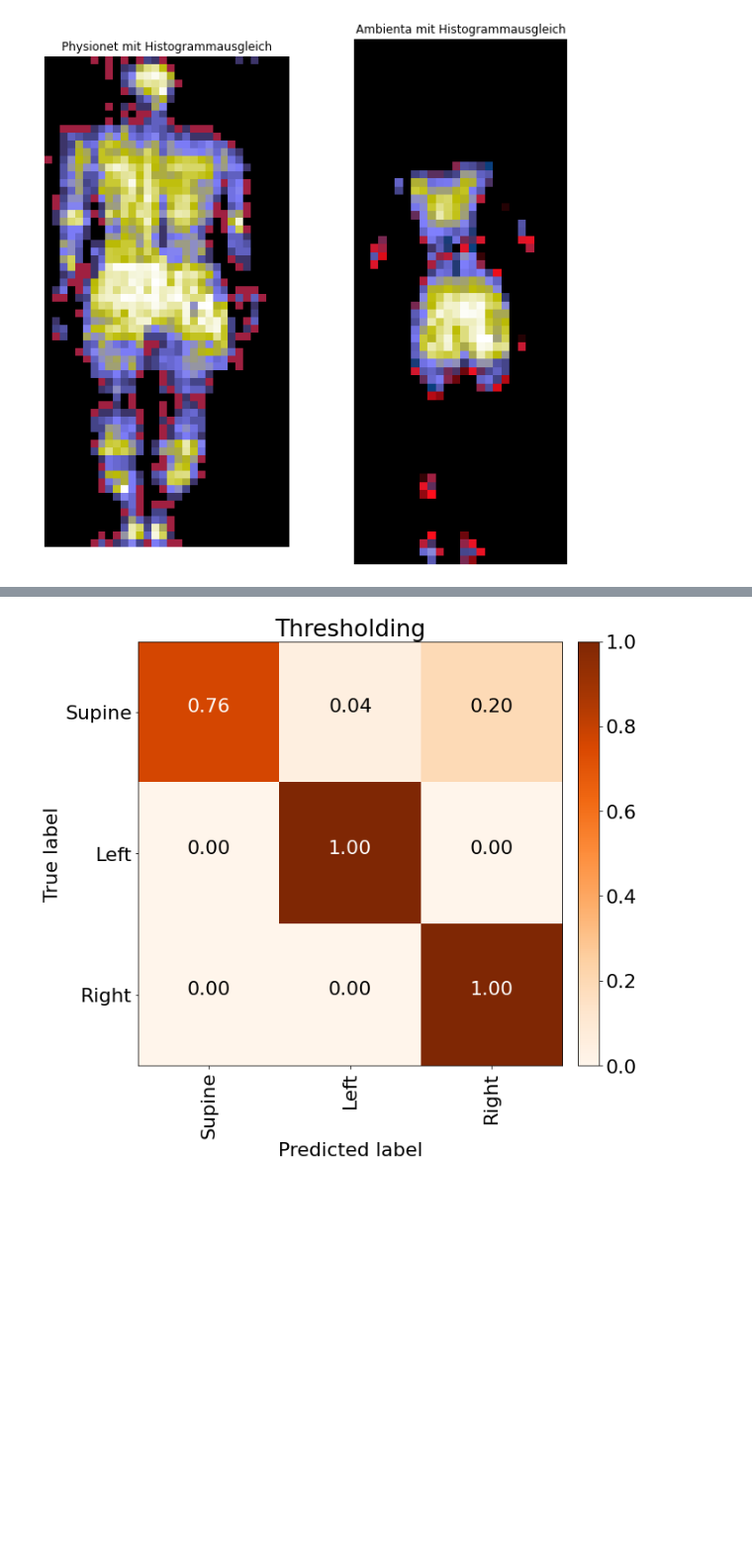
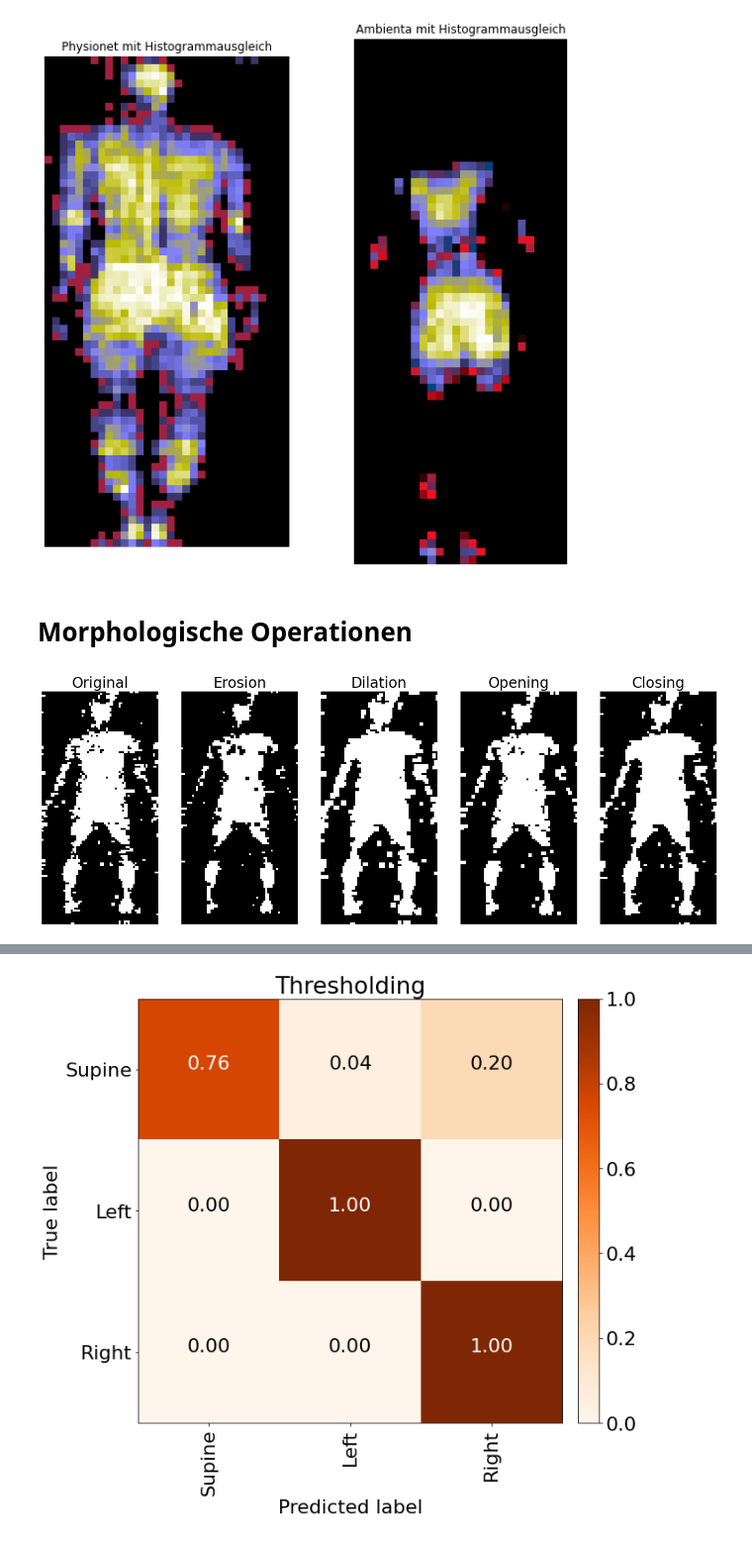
Before and after one commit to jb3rndt/wisemat-posture-classification, a Jupyter notebook: plots.ipynb, the cells around one changed output, grey strips where cells are left out. Shown at 99% size. Saved outputs shown, nothing was run; the diff lists cells and outputs as text; code cells hidden in the pictures; blank space fills up the shorter version.

```diff
--- a/plots.ipynb
+++ b/plots.ipynb
@@ -127,3 +145,62 @@ for i, (col, image) in enumerate(zip(axs, images)):
     plot_image(image, title="Physionet mit Histogrammausgleich" if i == 0 else "Ambienta mit Histogrammausgleich", ax=col)
 # %% [output]
 [figure]
+# %% [markdown]
+# Morphologische Operationen
+# %%
+t = torchvision.transforms.Compose(
+    [
+        Standardize(),
+        NormalizeMinMax(),
+        EqualizeHist(),
+        Resize((64, 128)),
+        Threshold(lambda img: 0.0, type=cv2.THRESH_BINARY),
+    ]
+)
+tt = torchvision.transforms.Compose(
+    [
+        Standardize(),
+        NormalizeMinMax(),
+        EqualizeHist(),
+        Resize((64, 128)),
+        Threshold(lambda img: 0.0, type=cv2.THRESH_BINARY),
+        Erode((2, 2)),
+    ]
+)
+ttt = torchvision.transforms.Compose(
+    [
+        Standardize(),
+        NormalizeMinMax(),
+        EqualizeHist(),
+        Resize((64, 128)),
+        Threshold(lambda img: 0.0, type=cv2.THRESH_BINARY),
+        Dilate((2, 2)),
+    ]
+)
+tttt = torchvision.transforms.Compose(
+    [
+        Standardize(),
+        NormalizeMinMax(),
+        EqualizeHist(),
+        Resize((64, 128)),
+        Threshold(lambda img: 0.0, type=cv2.THRESH_BINARY),
+        Open((2, 2)),
+    ]
+)
+ttttt = torchvision.transforms.Compose(
+    [
+        Standardize(),
+        NormalizeMinMax(),
+        EqualizeHist(),
+        Resize((64, 128)),
+        Threshold(lambda img: 0.0, type=cv2.THRESH_BINARY),
+        Close((2, 2)),
+    ]
+)
+image = slp[0][0]
+
+images = [t(image), tt(image), ttt(image), tttt(image), ttttt(image)]
+
+image_row(*images, titles=["Original", "Erosion", "Dilation", "Opening", "Closing"], figsize=(20, 10))
+# %% [output]
+[figure, added]
```
Also changed, not shown: parts of 3 cells of this notebook, 5 other files.
